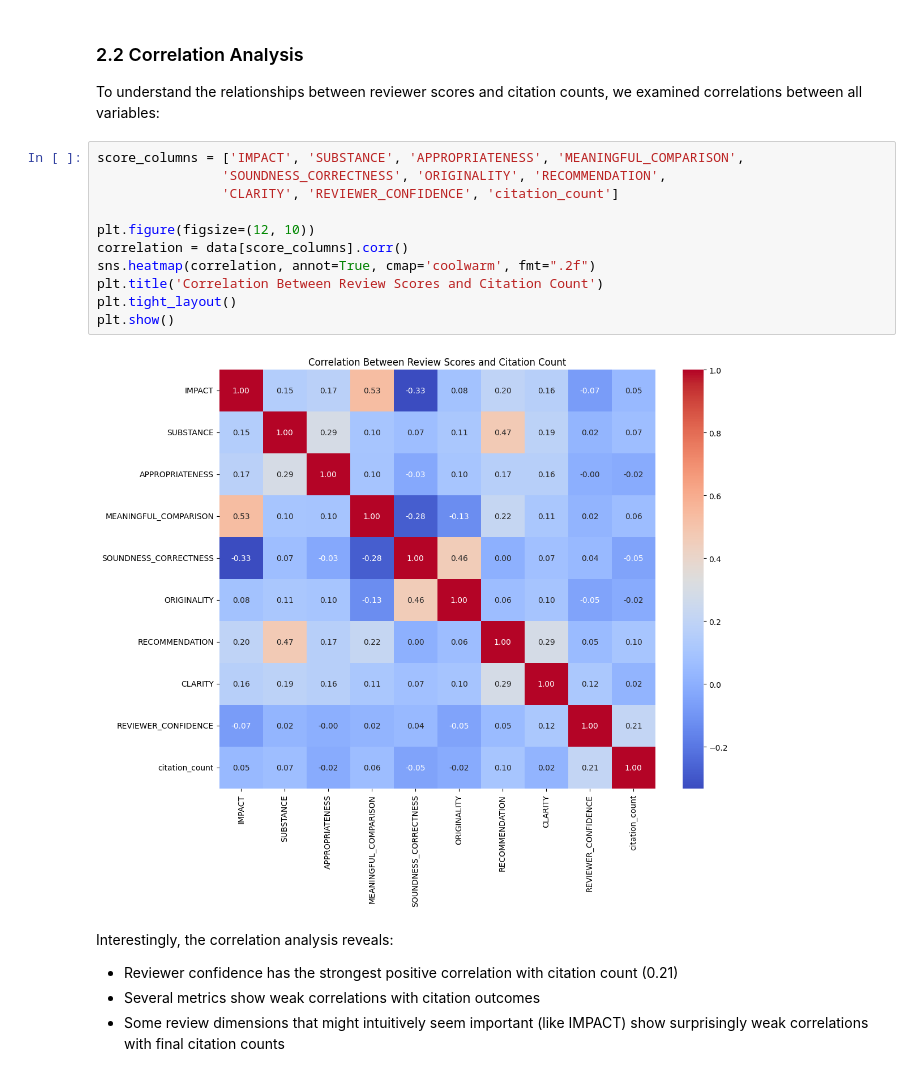
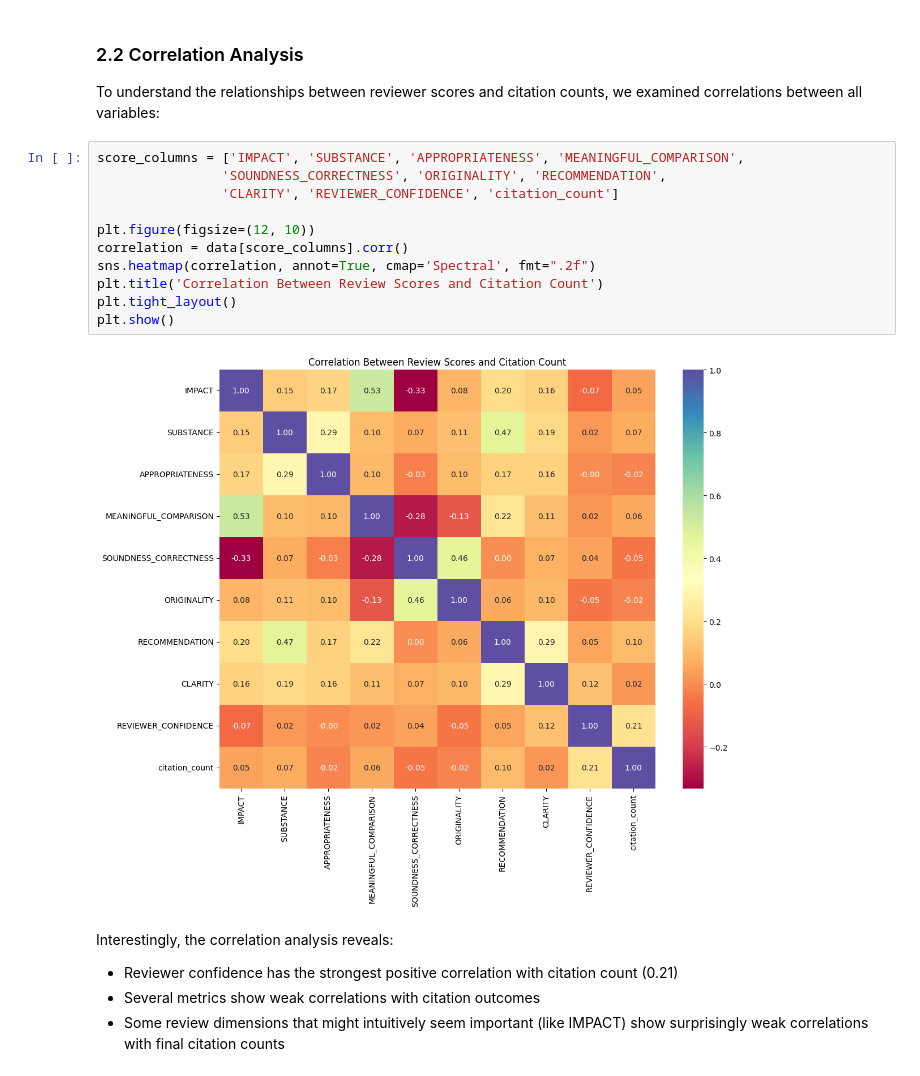
Before and after one commit to XanderZhou2022/ECE204_final, a Jupyter notebook: final_report.ipynb, the cells around one changed output. Cells and saved outputs as stored; diff of their text form.

Commit message:
04070122p change the plot

```diff
--- a/final_report.ipynb
+++ b/final_report.ipynb
@@ -95,16 +96,16 @@ To understand the relationships between reviewer scores and citation counts, we
 # %%
 score_columns = ['IMPACT', 'SUBSTANCE', 'APPROPRIATENESS', 'MEANINGFUL_COMPARISON',
                 'SOUNDNESS_CORRECTNESS', 'ORIGINALITY', 'RECOMMENDATION',
                 'CLARITY', 'REVIEWER_CONFIDENCE', 'citation_count']
 
 plt.figure(figsize=(12, 10))
 correlation = data[score_columns].corr()
-sns.heatmap(correlation, annot=True, cmap='coolwarm', fmt=".2f")
+sns.heatmap(correlation, annot=True, cmap='Spectral', fmt=".2f")
 plt.title('Correlation Between Review Scores and Citation Count')
 plt.tight_layout()
 plt.show()
 # %% [output]
-[figure, old version]
+[figure, new version]
 # %% [markdown]
 Interestingly, the correlation analysis reveals:
 
```
Also changed, not shown: parts of 11 cells of this notebook, 3 other files.
